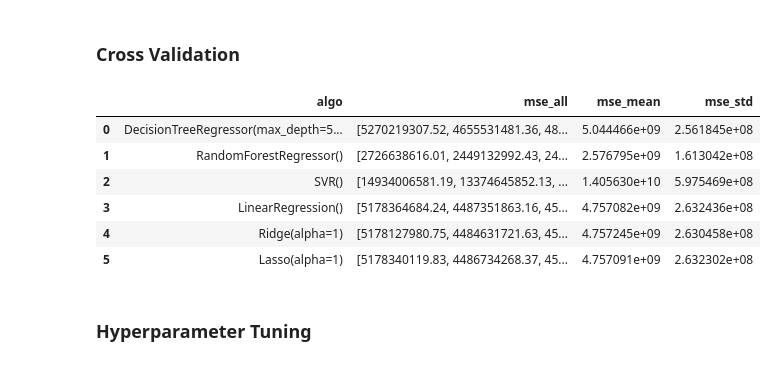
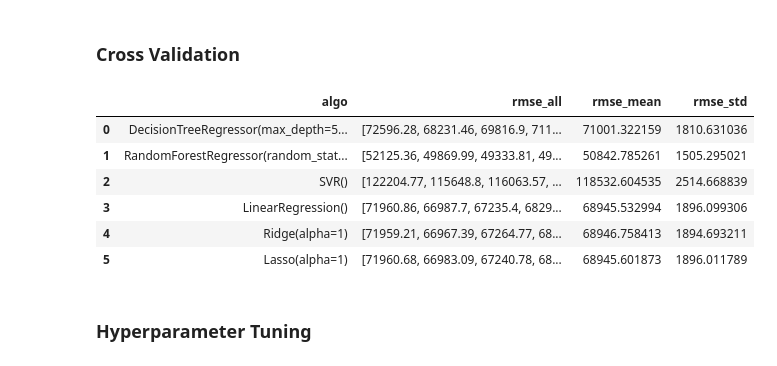
Before and after one commit to Chris503g/California-Housing-Price-Prediction, a Jupyter notebook: main.ipynb, the cells around one changed output. Cells and saved outputs as stored; diff of their text form; code cells hidden in the pictures.

```diff
--- a/main.ipynb
+++ b/main.ipynb
@@ -188,7 +189,4 @@ transformer = ColumnTransformer([
     ('onehot', OneHotEncoder(), cat_attribs)
 ], remainder='passthrough')
 
-try:
-    X_transformed = transformer.fit_transform(X_train)
-except ValueError as e:
-    print(f"ValueError: {e}")
+transformer
@@ -195,58 +210,68 @@ except ValueError as e:
+# %%
+# Fit the ColumnTransformer to your training data
+transformer.fit(X_train)
+
+# Transform your training data
+X_train_transformed = transformer.transform(X_train)
+
+# Transform your test data using the same transformer
+X_test_transformed = transformer.transform(X_test)
 # %% [markdown]
 ### **Cross Validation**
 # %%
-from sklearn.model_selection import cross_val_score
+
+from sklearn.metrics import mean_squared_error
 
 # Define the algorithms
 tree = DecisionTreeRegressor(max_depth=5, random_state=0)
-rf = RandomForestRegressor()
+rf = RandomForestRegressor(random_state=0)
 svr = SVR()
 linreg = LinearRegression()
 ridge = Ridge(alpha=1)
 lasso = Lasso(alpha=1)
 
 # Cross-validation
 list_algo = [tree, rf, svr, linreg, ridge, lasso]
-list_mse_all = []
-list_mse_mean = []
-list_mse_std = []
+list_rmse_all = []
+list_rmse_mean = []
+list_rmse_std = []
 
 for algo in list_algo:
     # Create the pipeline
     pipe_model = Pipeline([
-        ('preprocessing', transformer),
+        ('preprocessing', transformer),  # Assuming you've defined 'transformer' elsewhere
         ('modeling', algo)
     ])
 
-    # CV score with MSE
+    # CV score with negative MSE
     model_cv = cross_val_score(
         estimator=pipe_model,
         X=X_train,
         y=y_train,
         cv=5,
-        scoring='neg_mean_squared_error'  # Use MSE as the scoring method
+        scoring='neg_mean_squared_error'  # Use negative MSE
     )
 
-    # Calculate the MSE
-    list_mse = -model_cv  # Negate the scores to get positive MSE values
-    list_mse_all.append(list_mse.round(2))
-    list_mse_mean.append(list_mse.mean())
-    list_mse_std.append(list_mse.std())
+    # Calculate RMSE (positive values)
+    list_rmse = np.sqrt(-model_cv)  # Convert negative MSE to positive RMSE
+    list_rmse_all.append(list_rmse.round(2))
+    list_rmse_mean.append(list_rmse.mean())
+    list_rmse_std.append(list_rmse.std())
 
 df_model_cv = pd.DataFrame({
     'algo': list_algo,
-    'mse_all': list_mse_all,
-    'mse_mean': list_mse_mean,
-    'mse_std': list_mse_std
+    'rmse_all': list_rmse_all,
+    'rmse_mean': list_rmse_mean,
+    'rmse_std': list_rmse_std
 })
 df_model_cv
 # %% [output]
-|  | algo | mse_all | mse_mean | mse_std |
-| 0 | DecisionTreeRegressor(max_depth=5... | [5270219307.52, 4655531481.36, 48... | 5.044466e+09 | 2.561845e+08 |
-| 1 | RandomForestRegressor() | [2726638616.01, 2449132992.43, 24... | 2.576795e+09 | 1.613042e+08 |
-| 2 | SVR() | [14934006581.19, 13374645852.13, ... | 1.405630e+10 | 5.975469e+08 |
-| 3 | LinearRegression() | [5178364684.24, 4487351863.16, 45... | 4.757082e+09 | 2.632436e+08 |
-| 4 | Ridge(alpha=1) | [5178127980.75, 4484631721.63, 45... | 4.757245e+09 | 2.630458e+08 |
-| 5 | Lasso(alpha=1) | [5178340119.83, 4486734268.37, 45... | 4.757091e+09 | 2.632302e+08 |
+|  | algo | rmse_all | rmse_mean | rmse_std |
+| 0 | DecisionTreeRegressor(max_depth=5... | [72596.28, 68231.46, 69816.9, 711... | 71001.322159 | 1810.631036 |
+| 1 | RandomForestRegressor(random_stat... | [52125.36, 49869.99, 49333.81, 49... | 50842.785261 | 1505.295021 |
+| 2 | SVR() | [122204.77, 115648.8, 116063.57, ... | 118532.604535 | 2514.668839 |
+| 3 | LinearRegression() | [71960.86, 66987.7, 67235.4, 6829... | 68945.532994 | 1896.099306 |
+| 4 | Ridge(alpha=1) | [71959.21, 66967.39, 67264.77, 68... | 68946.758413 | 1894.693211 |
+| 5 | Lasso(alpha=1) | [71960.68, 66983.09, 67240.78, 68... | 68945.601873 | 1896.011789 |
 # %% [markdown]
 ### **Hyperparameter Tuning**
```
Also changed, not shown: parts of 12 cells of this notebook.
